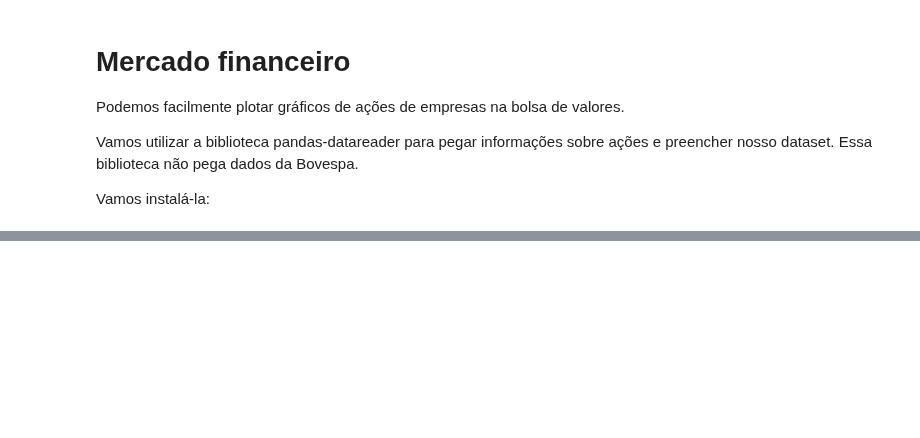
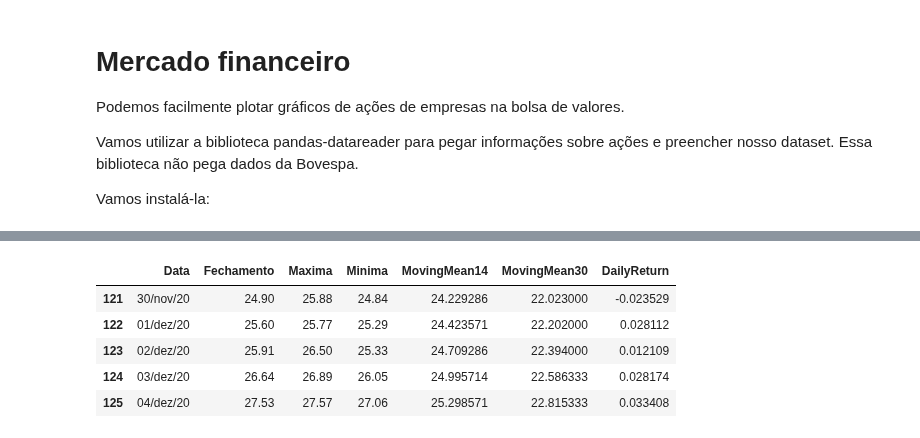
Before and after one commit to pcpiscator/Ciencia-de-dados, a Jupyter notebook: Mercfin.ipynb, the cells around one changed output, grey strips where cells are left out. Saved outputs shown, nothing was run; the diff lists cells and outputs as text; code cells hidden in the pictures; blank space fills up the shorter version.

```diff
--- a/Mercfin.ipynb
+++ b/Mercfin.ipynb
@@ -38,0 +51,12 @@ df.head()
+# %%
+df['MovingMean14'] = df.Fechamento.rolling(14).mean()  # Média movel de 14 dias do Fechamento
+df['MovingMean30'] = df.Fechamento.rolling(30).mean()  # Média movel de 30 dias do Fechamento
+df['DailyReturn'] = df.Fechamento.pct_change()              # Retorno diario percentual
+df.tail()
+# %% [output]
+|  | Data | Fechamento | Maxima | Minima | MovingMean14 | MovingMean30 | DailyReturn |
+| 121 | 30/nov/20 | 24.90 | 25.88 | 24.84 | 24.229286 | 22.023000 | -0.023529 |
+| 122 | 01/dez/20 | 25.60 | 25.77 | 25.29 | 24.423571 | 22.202000 | 0.028112 |
+| 123 | 02/dez/20 | 25.91 | 26.50 | 25.33 | 24.709286 | 22.394000 | 0.012109 |
+| 124 | 03/dez/20 | 26.64 | 26.89 | 26.05 | 24.995714 | 22.586333 | 0.028174 |
+| 125 | 04/dez/20 | 27.53 | 27.57 | 27.06 | 25.298571 | 22.815333 | 0.033408 |
```
Also changed, not shown: parts of 5 cells of this notebook.
